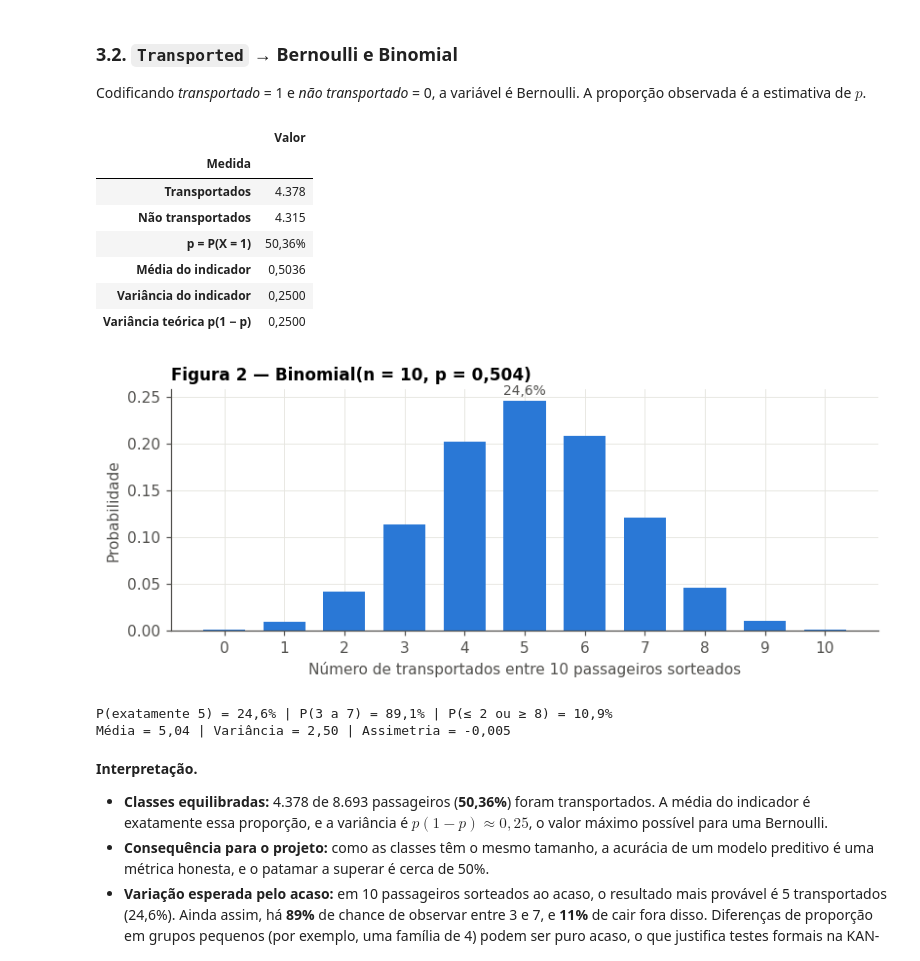
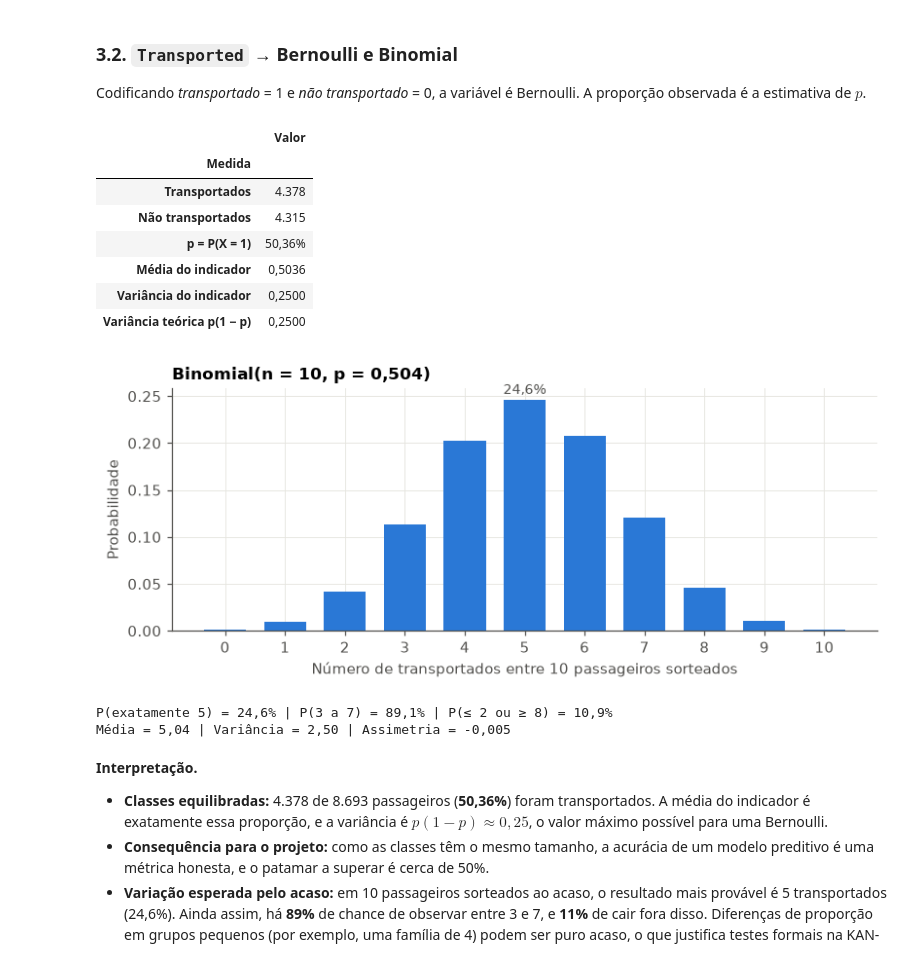
Before and after one commit to HeltonSoares93/spaceship-titanic-estatistica-posdl, a Jupyter notebook: notebooks/05_kan19_variaveis_aleatorias_distribuicoes.ipynb, the cells around one changed output. Saved outputs shown, nothing was run; the diff lists cells and outputs as text; code cells hidden in the pictures.

Commit message:
[KAN-38] Catalogar e padronizar figuras do relatorio

```diff
--- a/notebooks/05_kan19_variaveis_aleatorias_distribuicoes.ipynb
+++ b/notebooks/05_kan19_variaveis_aleatorias_distribuicoes.ipynb
@@ -188,35 +188,35 @@ y = df_kan19["Transported"].astype(int)
 p = y.mean()
 display(pd.DataFrame({
     "Medida": ["Transportados", "Não transportados", "p = P(X = 1)", "Média do indicador", "Variância do indicador", "Variância teórica p(1 − p)"],
     "Valor": [br(y.sum(), 0), br((1 - y).sum(), 0), pct(p, 2), br(y.mean(), 4), br(y.var(ddof=0), 4), br(p * (1 - p), 4)],
 }).set_index("Medida"))
 
 # Binomial: quantos transportados esperar ao sortear 10 passageiros ao acaso (com reposição)
 n = 10
 binom = stats.binom(n, p)
 k = np.arange(n + 1)
 fig, ax = plt.subplots(figsize=(7.5, 3.2))
 ax.bar(k, binom.pmf(k), color=AZUL, width=0.7)
 for ki in (5,):
     ax.annotate(pct(binom.pmf(ki)), (ki, binom.pmf(ki)), textcoords="offset points", xytext=(0, 4),
                 ha="center", fontsize=9, color=CINZA)
 ax.set(xticks=k, xlabel="Número de transportados entre 10 passageiros sorteados", ylabel="Probabilidade",
-       title="Figura 2 — Binomial(n = 10, p = 0,504)")
+       title="Binomial(n = 10, p = 0,504)")
 fig.tight_layout()
 plt.show()
 print(f"P(exatamente 5) = {pct(binom.pmf(5))} | P(3 a 7) = {pct(binom.cdf(7) - binom.cdf(2))} | "
       f"P(≤ 2 ou ≥ 8) = {pct(1 - (binom.cdf(7) - binom.cdf(2)))}")
 print(f"Média = {br(binom.mean())} | Variância = {br(binom.var())} | Assimetria = {br(float(binom.stats(moments='s')), 3)}")
 # %% [output]
 |  | Valor |
 | Medida |  |
 | Transportados | 4.378 |
 | Não transportados | 4.315 |
 | p = P(X = 1) | 50,36% |
 | Média do indicador | 0,5036 |
 | Variância do indicador | 0,2500 |
 | Variância teórica p(1 − p) | 0,2500 |
-[figure, old version]
+[figure, new version]
 P(exatamente 5) = 24,6% | P(3 a 7) = 89,1% | P(≤ 2 ou ≥ 8) = 10,9%
 Média = 5,04 | Variância = 2,50 | Assimetria = -0,005
 # %% [markdown]
```
Also changed, not shown: parts of 6 cells of this notebook, 11 other files.
